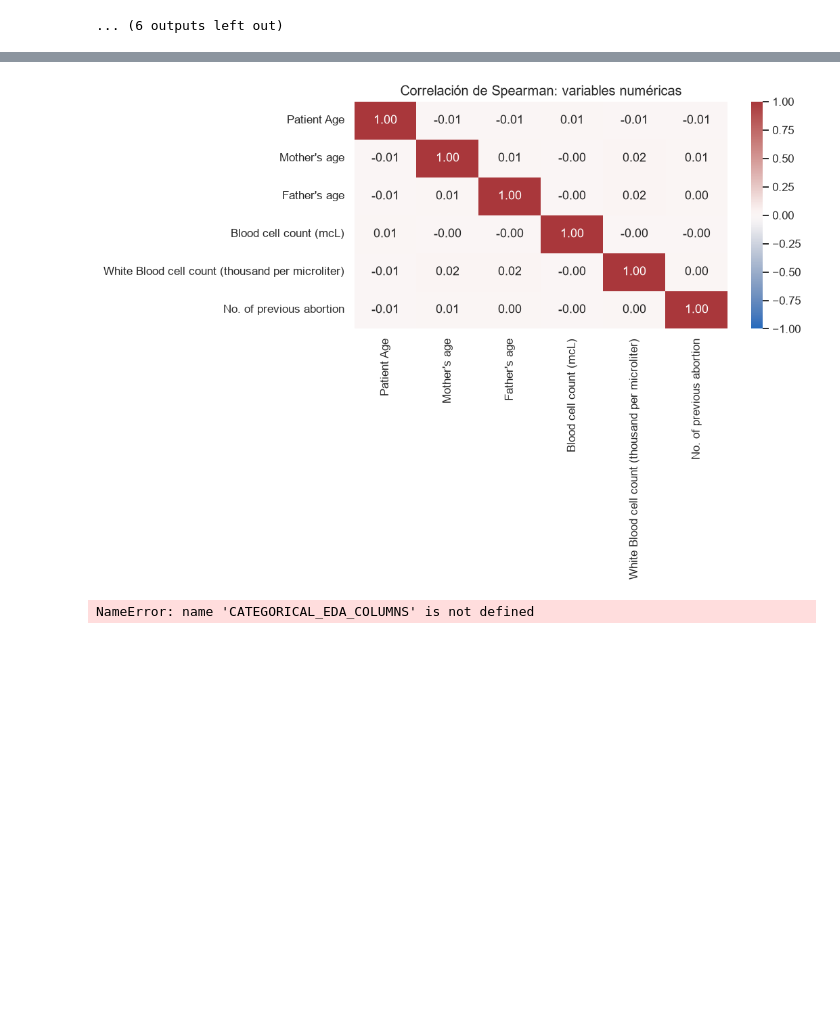
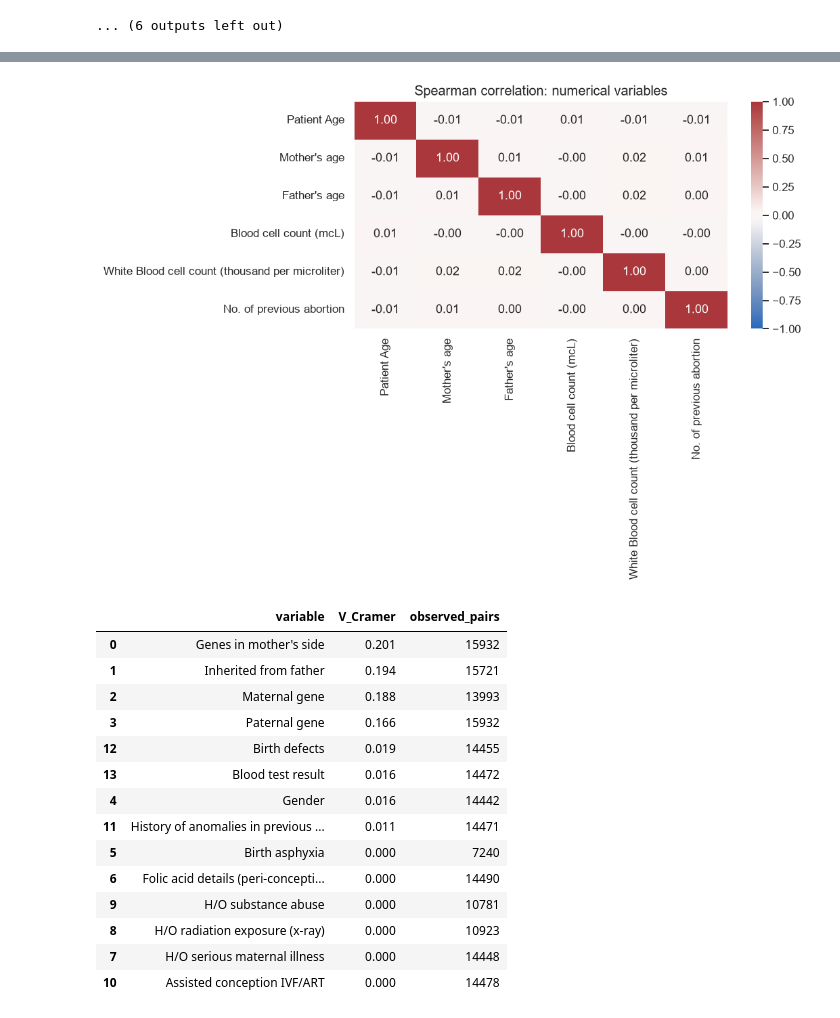
Before and after one commit to Alarcorp/quantum-ml-genetic-disorder-classification, a Jupyter notebook: quantum-ml-genetic-disorder-classification.ipynb, the cells around one changed output, grey strips where cells are left out. Drawn from its saved outputs; the diff is of its cells as text; code cells hidden in the pictures; blank space fills up the shorter version.

```diff
--- a/quantum-ml-genetic-disorder-classification.ipynb
+++ b/quantum-ml-genetic-disorder-classification.ipynb
@@ -1483,8 +1363,8 @@ for ax, column in zip(axes.flat, NUMERIC_EDA_COLUMNS):
         ax=ax,
         color="steelblue",
     )
-    ax.set_title(f"{column}\nn observado = {len(values):,}")
-    ax.set_ylabel("Registros")
+    ax.set_title(f"{column}\nn observed = {len(values):,}")
+    ax.set_ylabel("Records")
 
 plt.tight_layout()
 plt.show()
@@ -1498,11 +1378,11 @@ for column in NUMERIC_EDA_COLUMNS:
     lower, upper = q1 - 1.5 * iqr, q3 + 1.5 * iqr
 
     extreme_summary.append({
-        "variable": column,
-        "limite_inferior_IQR": lower,
-        "limite_superior_IQR": upper,
-        "fuera_limites_n": ((values < lower) | (values > upper)).sum(),
-        "n_observado": len(values),
+        "": column,
+        "lower_limit_IQR": lower,
+        "upper_limit_IQR": upper,
+        "outside_limits_n": ((values < lower) | (values > upper)).sum(),
+        "n_observed": len(values),
     })
 
 display(pd.DataFrame(extreme_summary).round(3))
@@ -1554,7 +1434,7 @@ for column in NUMERIC_EDA_COLUMNS:
         showfliers=True,
         fliersize=2,
     )
-    plt.title(f"{column} por clase")
+    plt.title(f"{column} by class")
     plt.ylabel("")
     plt.tight_layout()
     plt.show()
@@ -1730,13 +1755,13 @@ sns.heatmap(
     vmin=-1, vmax=1, center=0,
     cmap="vlag",
 )
-plt.title("Correlación de Spearman: variables numéricas")
+plt.title("Spearman correlation: numerical variables")
 plt.tight_layout()
 plt.show()
 
 
 def corrected_cramers_v(first, second):
-    """V de Cramér con corrección de sesgo; usa pares observados."""
+    """Bias-corrected Cramér's V; uses observed pairs."""
     paired = pd.DataFrame({"a": first, "b": second}).dropna()
     table = pd.crosstab(paired["a"], paired["b"])
     n = table.to_numpy().sum()
@@ -1768,34 +1793,48 @@ def corrected_cramers_v(first, second):
 association_rows = []
 
 for column in CATEGORICAL_EDA_COLUMNS:
     association, n = corrected_cramers_v(
         eda_train[column],
         eda_train[EDA_TARGET],
     )
     association_rows.append({
         "variable": column,
         "V_Cramer": association,
-        "pares_observados": n,
+        "observed_pairs": n,
     })
 
 categorical_associations = (
     pd.DataFrame(association_rows)
     .sort_values("V_Cramer", ascending=False)
 )
 
 display(categorical_associations.round(3))
 
 sns.barplot(
     data=categorical_associations,
     x="V_Cramer",
     y="variable",
     color="steelblue",
 )
 plt.xlim(0, 1)
-plt.title("Asociación categórica con el objetivo")
+plt.title("Categorical association with the target")
 plt.ylabel("")
 plt.tight_layout()
 plt.show()
 # %% [output]
-[figure, old version]
+[figure, new version]
-NameError: name 'CATEGORICAL_EDA_COLUMNS' is not defined
+|  | variable | V_Cramer | observed_pairs |
+| 0 | Genes in mother's side | 0.201 | 15932 |
+| 1 | Inherited from father | 0.194 | 15721 |
+| 2 | Maternal gene | 0.188 | 13993 |
+| 3 | Paternal gene | 0.166 | 15932 |
+| 12 | Birth defects | 0.019 | 14455 |
+| 13 | Blood test result | 0.016 | 14472 |
+| 4 | Gender | 0.016 | 14442 |
+| 11 | History of anomalies in previous ... | 0.011 | 14471 |
+| 5 | Birth asphyxia | 0.000 | 7240 |
+| 6 | Folic acid details (peri-concepti... | 0.000 | 14490 |
+| 9 | H/O substance abuse | 0.000 | 10781 |
+| 8 | H/O radiation exposure (x-ray) | 0.000 | 10923 |
+| 7 | H/O serious maternal illness | 0.000 | 14448 |
+| 10 | Assisted conception IVF/ART | 0.000 | 14478 |
```
Also changed, not shown: parts of 40 cells of this notebook, 14 other files.
